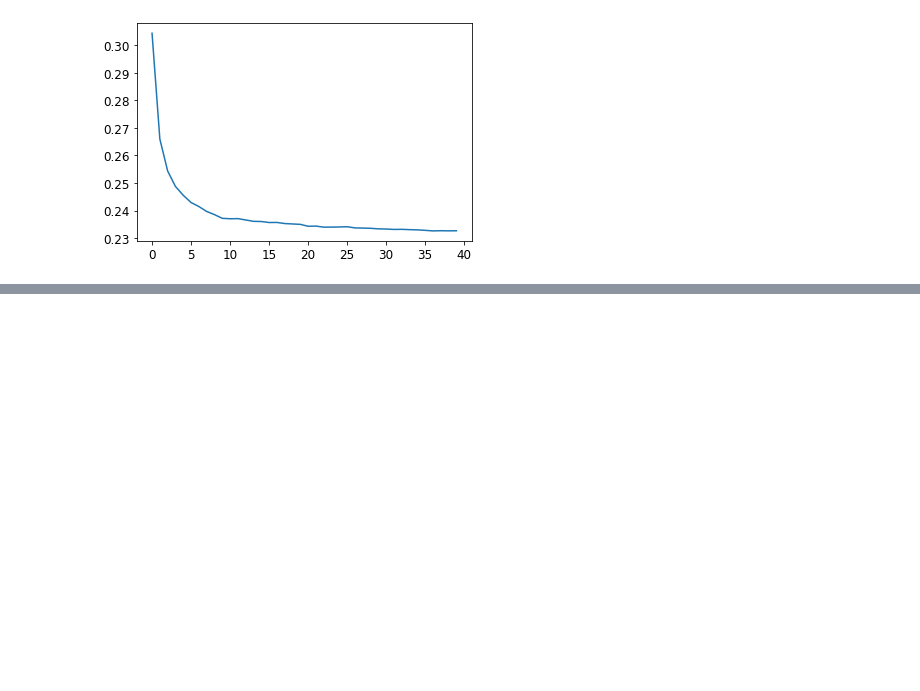
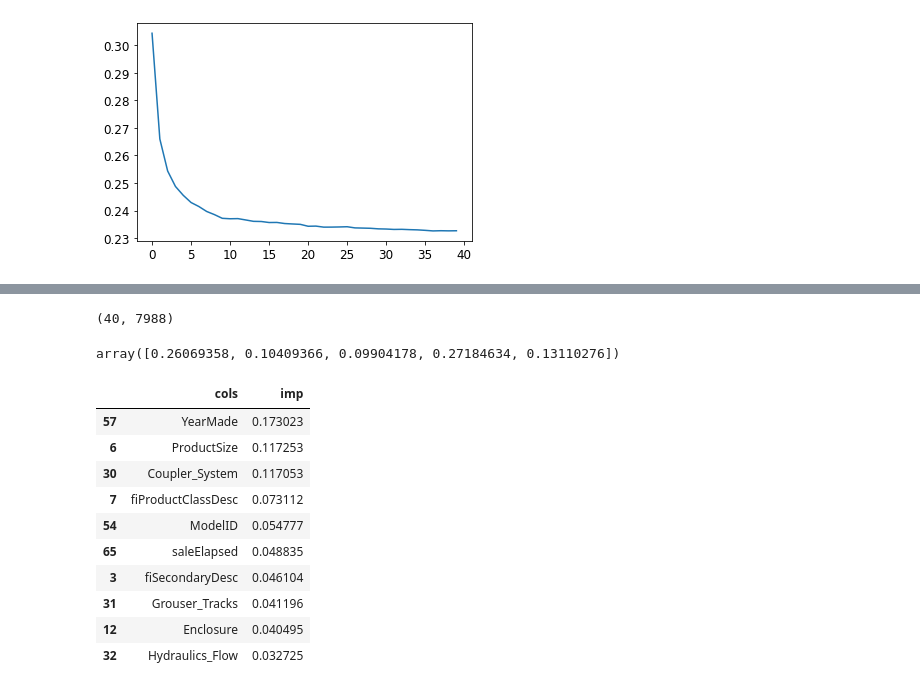
Before and after one commit to 2naff/fastai, a Jupyter notebook: Lesson9.ipynb, the cells around one changed output, grey strips where cells are left out. Drawn from its saved outputs; the diff is of its cells as text; code cells hidden in the pictures; blank space fills up the shorter version.

```diff
--- a/Lesson9.ipynb
+++ b/Lesson9.ipynb
@@ -375,0 +402,17 @@ plt.plot([r_mse(preds[:i+1].mean(0), valid_y) for i in range(40)])
+# %%
+# 신뢰도를 구하는 법
+# 트리 전체의 예측의 표준편차로 상대적인 신뢰를 확인
+
+preds = np.stack([t.predict(valid_xs) for t in m.estimators_])
+
+preds.shape # 40개의 트리에 대해 검증용 데이터값을 각각 결과를 낸 것과 같다
+# %% [output]
+(40, 7988)
+# %%
+# preds.shape # 40, 7988
+preds_std = preds.std(0)
+preds_std.shape # (7988)
+
+preds_std[:5] # 처음 다섯 개의 경매가
+# %% [output]
+array([0.26069358, 0.10409366, 0.09904178, 0.27184634, 0.13110276])
@@ -375,0 +425,17 @@ plt.plot([r_mse(preds[:i+1].mean(0), valid_y) for i in range(40)])
+# %%
+fi = rf_feat_importance(m, xs)
+fi[:10]
+
+# yearmade와 productsize가 중요함을 나타냄
+# %% [output]
+|  | cols | imp |
+| 57 | YearMade | 0.173023 |
+| 6 | ProductSize | 0.117253 |
+| 30 | Coupler_System | 0.117053 |
+| 7 | fiProductClassDesc | 0.073112 |
+| 54 | ModelID | 0.054777 |
+| 65 | saleElapsed | 0.048835 |
+| 3 | fiSecondaryDesc | 0.046104 |
+| 31 | Grouser_Tracks | 0.041196 |
+| 12 | Enclosure | 0.040495 |
+| 32 | Hydraulics_Flow | 0.032725 |
```
Also changed, not shown: parts of 19 cells of this notebook, 2 other files.
